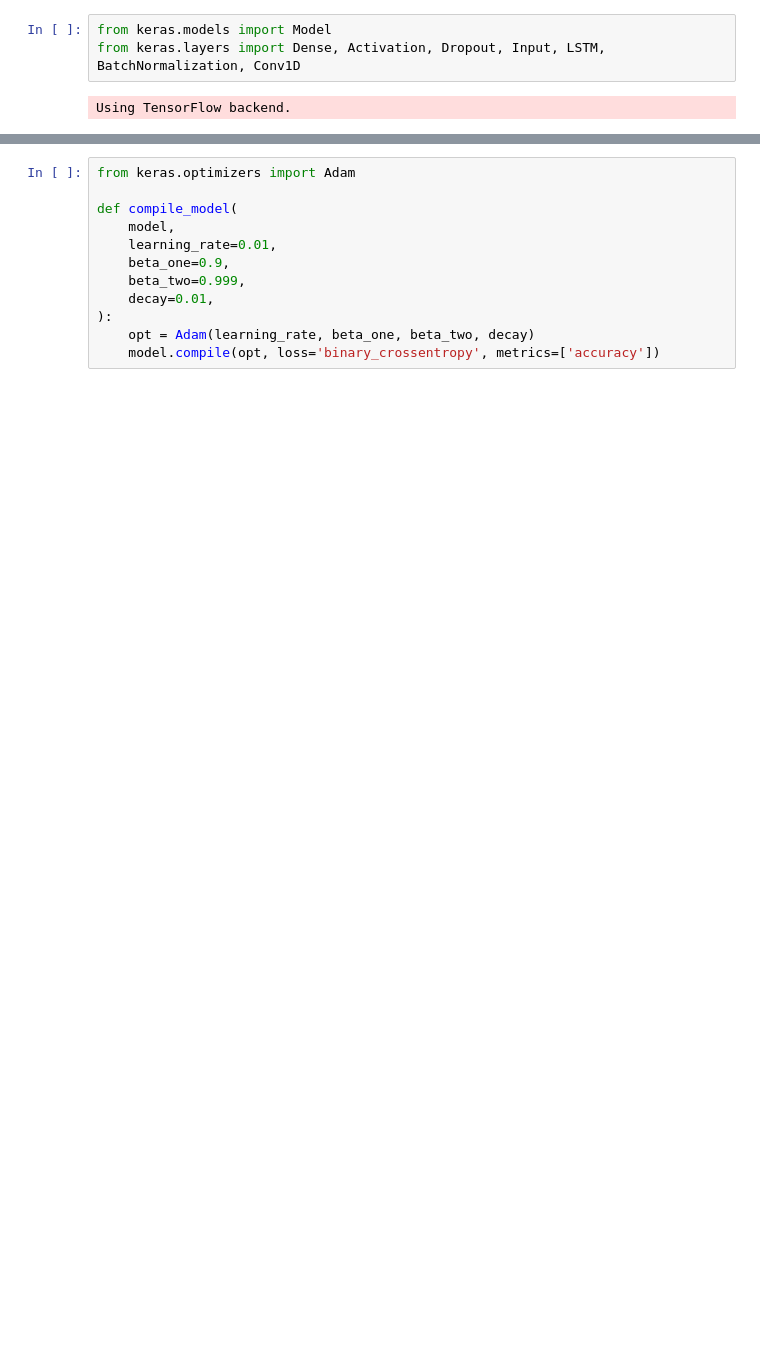
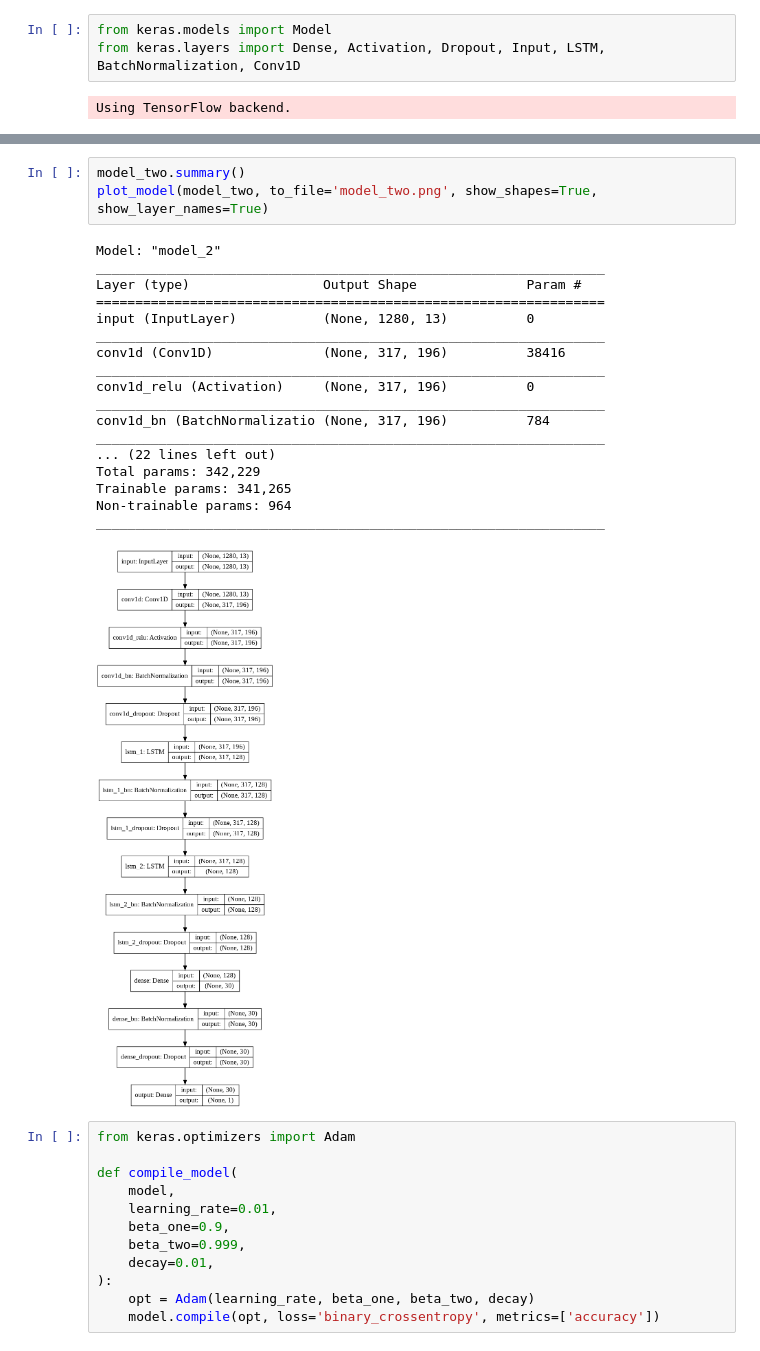
Before and after one commit to sjawhar/no-wander, a Jupyter notebook: notebooks/LSTM.ipynb, the cells around one changed output, grey strips where cells are left out. Cells and saved outputs as stored; diff of their text form; blank space fills up the shorter version.

```diff
--- a/notebooks/LSTM.ipynb
+++ b/notebooks/LSTM.ipynb
@@ -80,3 +97,25 @@ _________________________________________________________________
+# %%
+model_two.summary()
+plot_model(model_two, to_file='model_two.png', show_shapes=True, show_layer_names=True)
+# %% [output]
+Model: "model_2"
+_________________________________________________________________
+Layer (type)                 Output Shape              Param #
+=================================================================
+input (InputLayer)           (None, 1280, 13)          0
+_________________________________________________________________
+conv1d (Conv1D)              (None, 317, 196)          38416
+_________________________________________________________________
+conv1d_relu (Activation)     (None, 317, 196)          0
+_________________________________________________________________
+conv1d_bn (BatchNormalizatio (None, 317, 196)          784
+_________________________________________________________________
+... (22 lines left out)
+Total params: 342,229
+Trainable params: 341,265
+Non-trainable params: 964
+_________________________________________________________________
+[figure, added]
 # %%
 from keras.optimizers import Adam
 
```
Also changed, not shown: parts of 6 cells of this notebook.
